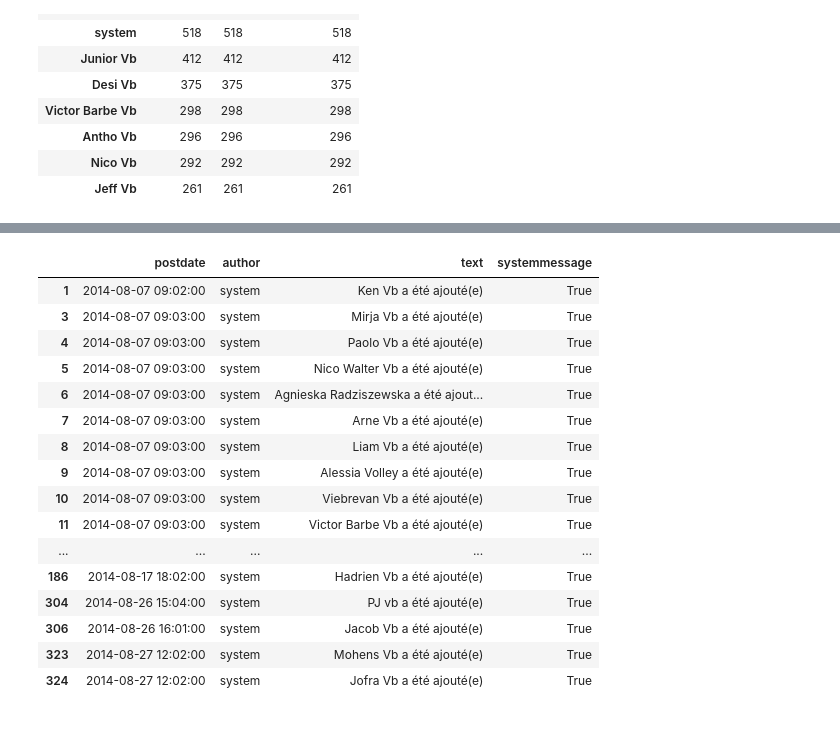
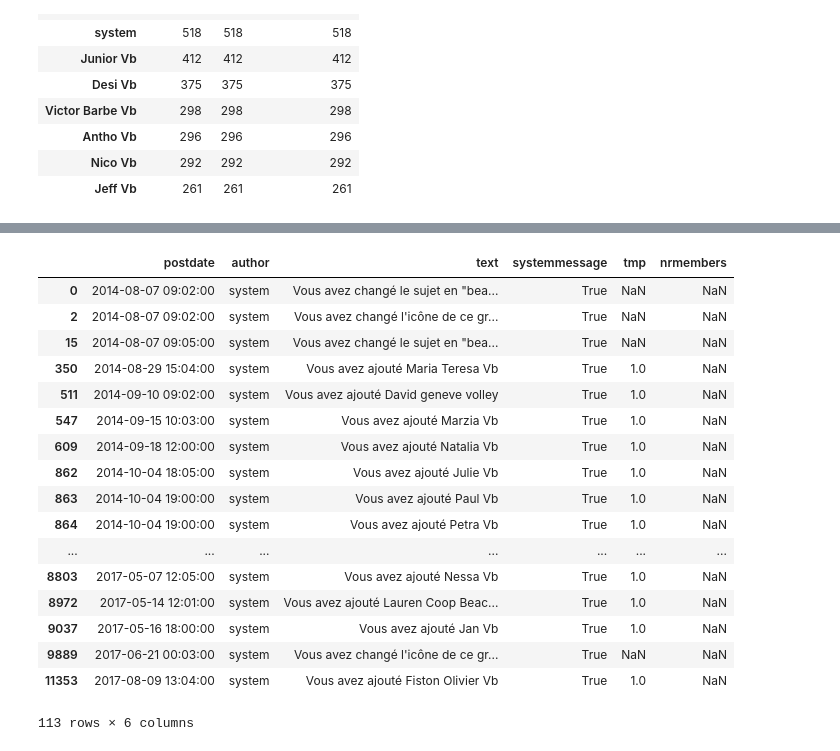
Before and after one commit to kurt-hectic/beachanalysis, a Jupyter notebook: Beach Analysis notebook.ipynb, the cells around one changed output, grey strips where cells are left out. Saved outputs shown, nothing was run; the diff lists cells and outputs as text; code cells hidden in the pictures.

```diff
--- a/Beach Analysis notebook.ipynb
+++ b/Beach Analysis notebook.ipynb
@@ -51,0 +56,6 @@ df = pd.DataFrame(data, columns=['postdate','author','text','systemmessage']  )
+# %%
+pd.set_option('display.max_colwidth',120)
+pd.set_option('display.max_rows',300)
+
+
+df[ ( df["author"] == 'Jeff Vb') & ( df["text"].str.lower().str.contains("desi") | (df["text"].str.lower().str.contains("desy"))  ) ]
@@ -70,0 +142,6 @@ Group growth over time
+# %%
+df=df.assign( tmp = np.nan )
+df=df.assign( nrmembers = np.nan )
+# %%
+df.loc[ (df["text"].str.contains("été ajouté") | df["text"].str.contains("Vous avez ajouté") ) & df["systemmessage"] == True , 'tmp' ] = 1
+df.loc[ ( df["text"].str.contains("a été retiré") | df["text"].str.contains("est parti") | df["text"].str.contains("Vous avez retiré")  )  & df["systemmessage"] == True , 'tmp' ] = -1
@@ -71,20 +156,21 @@ Group growth over time
 # %%
-df[  df["text"].str.contains("été ajouté") & df["systemmessage"] == True  ]
+df[ df["systemmessage"] & df["text"].str.contains("Vous avez") ]
 # %% [output]
-|  | postdate | author | text | systemmessage |
-| 1 | 2014-08-07 09:02:00 | system | Ken Vb a été ajouté(e) | True |
-| 3 | 2014-08-07 09:03:00 | system | Mirja Vb a été ajouté(e) | True |
-| 4 | 2014-08-07 09:03:00 | system | Paolo Vb a été ajouté(e) | True |
-| 5 | 2014-08-07 09:03:00 | system | Nico Walter Vb a été ajouté(e) | True |
-| 6 | 2014-08-07 09:03:00 | system | Agnieska Radziszewska a été ajout... | True |
-| 7 | 2014-08-07 09:03:00 | system | Arne Vb a été ajouté(e) | True |
-| 8 | 2014-08-07 09:03:00 | system | Liam Vb a été ajouté(e) | True |
-| 9 | 2014-08-07 09:03:00 | system | Alessia Volley a été ajouté(e) | True |
-| 10 | 2014-08-07 09:03:00 | system | Viebrevan Vb a été ajouté(e) | True |
-| 11 | 2014-08-07 09:03:00 | system | Victor Barbe Vb a été ajouté(e) | True |
-| ... | ... | ... | ... | ... |
-| 186 | 2014-08-17 18:02:00 | system | Hadrien Vb a été ajouté(e) | True |
-| 304 | 2014-08-26 15:04:00 | system | PJ vb a été ajouté(e) | True |
-| 306 | 2014-08-26 16:01:00 | system | Jacob Vb a été ajouté(e) | True |
-| 323 | 2014-08-27 12:02:00 | system | Mohens Vb a été ajouté(e) | True |
-| 324 | 2014-08-27 12:02:00 | system | Jofra Vb a été ajouté(e) | True |
+|  | postdate | author | text | systemmessage | tmp | nrmembers |
+| 0 | 2014-08-07 09:02:00 | system | Vous avez changé le sujet en "bea... | True | NaN | NaN |
+| 2 | 2014-08-07 09:02:00 | system | Vous avez changé l'icône de ce gr... | True | NaN | NaN |
+| 15 | 2014-08-07 09:05:00 | system | Vous avez changé le sujet en "bea... | True | NaN | NaN |
+| 350 | 2014-08-29 15:04:00 | system | Vous avez ajouté Maria Teresa Vb | True | 1.0 | NaN |
+| 511 | 2014-09-10 09:02:00 | system | Vous avez ajouté David geneve volley | True | 1.0 | NaN |
+| 547 | 2014-09-15 10:03:00 | system | Vous avez ajouté Marzia Vb | True | 1.0 | NaN |
+| 609 | 2014-09-18 12:00:00 | system | Vous avez ajouté Natalia Vb | True | 1.0 | NaN |
+| 862 | 2014-10-04 18:05:00 | system | Vous avez ajouté Julie Vb | True | 1.0 | NaN |
+| 863 | 2014-10-04 19:00:00 | system | Vous avez ajouté Paul Vb | True | 1.0 | NaN |
+| 864 | 2014-10-04 19:00:00 | system | Vous avez ajouté Petra Vb | True | 1.0 | NaN |
+| ... | ... | ... | ... | ... | ... | ... |
+| 8803 | 2017-05-07 12:05:00 | system | Vous avez ajouté Nessa Vb | True | 1.0 | NaN |
+| 8972 | 2017-05-14 12:01:00 | system | Vous avez ajouté Lauren Coop Beac... | True | 1.0 | NaN |
+| 9037 | 2017-05-16 18:00:00 | system | Vous avez ajouté Jan Vb | True | 1.0 | NaN |
+| 9889 | 2017-06-21 00:03:00 | system | Vous avez changé l'icône de ce gr... | True | NaN | NaN |
+| 11353 | 2017-08-09 13:04:00 | system | Vous avez ajouté Fiston Olivier Vb | True | 1.0 | NaN |
+113 rows × 6 columns
```
Also changed, not shown: parts of 9 cells of this notebook, 3 other files.
